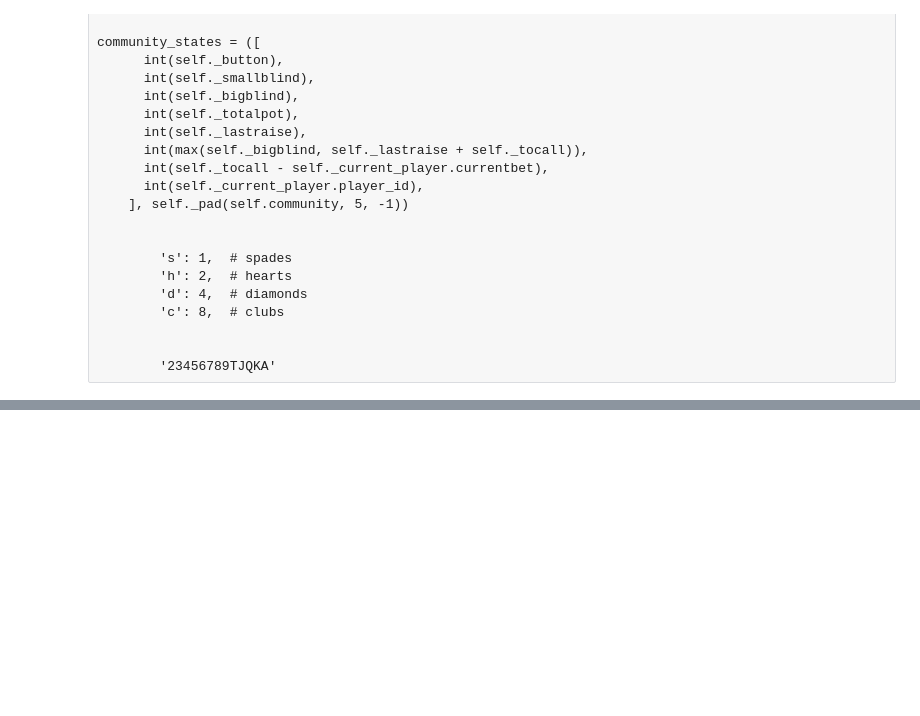
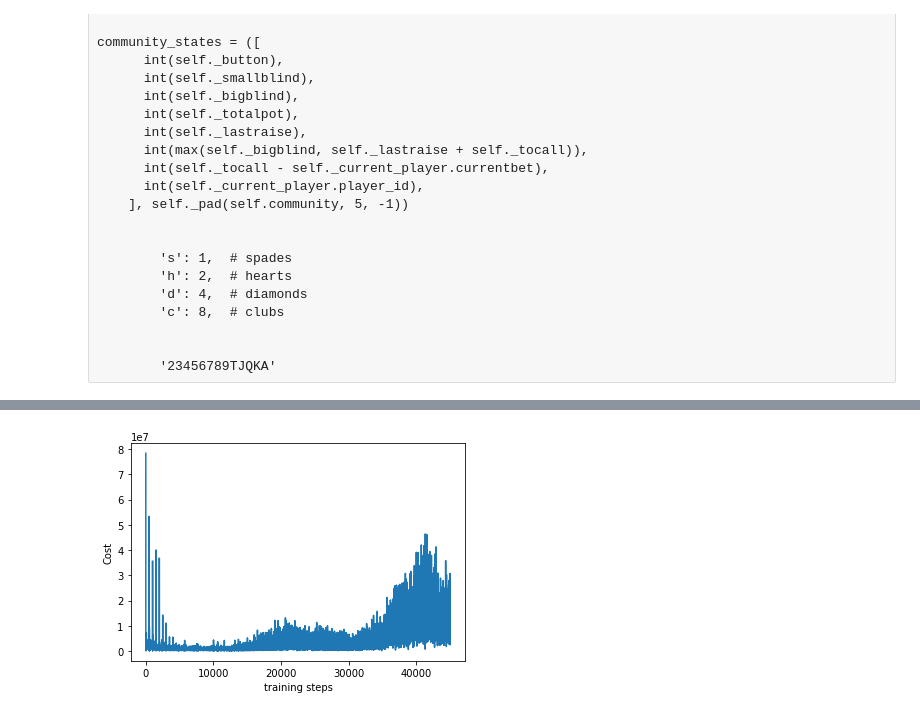
Before and after one commit to coolhighjumper/holdem, a Jupyter notebook: test.ipynb, the cells around one changed output, grey strips where cells are left out. Saved outputs shown, nothing was run; the diff lists cells and outputs as text; code cells hidden in the pictures; blank space fills up the shorter version.

```diff
--- a/test.ipynb
+++ b/test.ipynb
@@ -255,10 +325,12 @@ for i in range(6):
 # %%
 import matplotlib.pyplot as plt
-RL1.plot_cost()
+# RL1.plot_cost()
 RL2.plot_cost()
 # RL3.plot_cost()
 # RL4.plot_cost()
 # RL5.plot_cost()
 # RL6.plot_cost()
 # RL7.plot_cost()
 # RL8.plot_cost()
+# %% [output]
+[figure, added]
```
Also changed, not shown: parts of 10 cells of this notebook, 4 other files.
